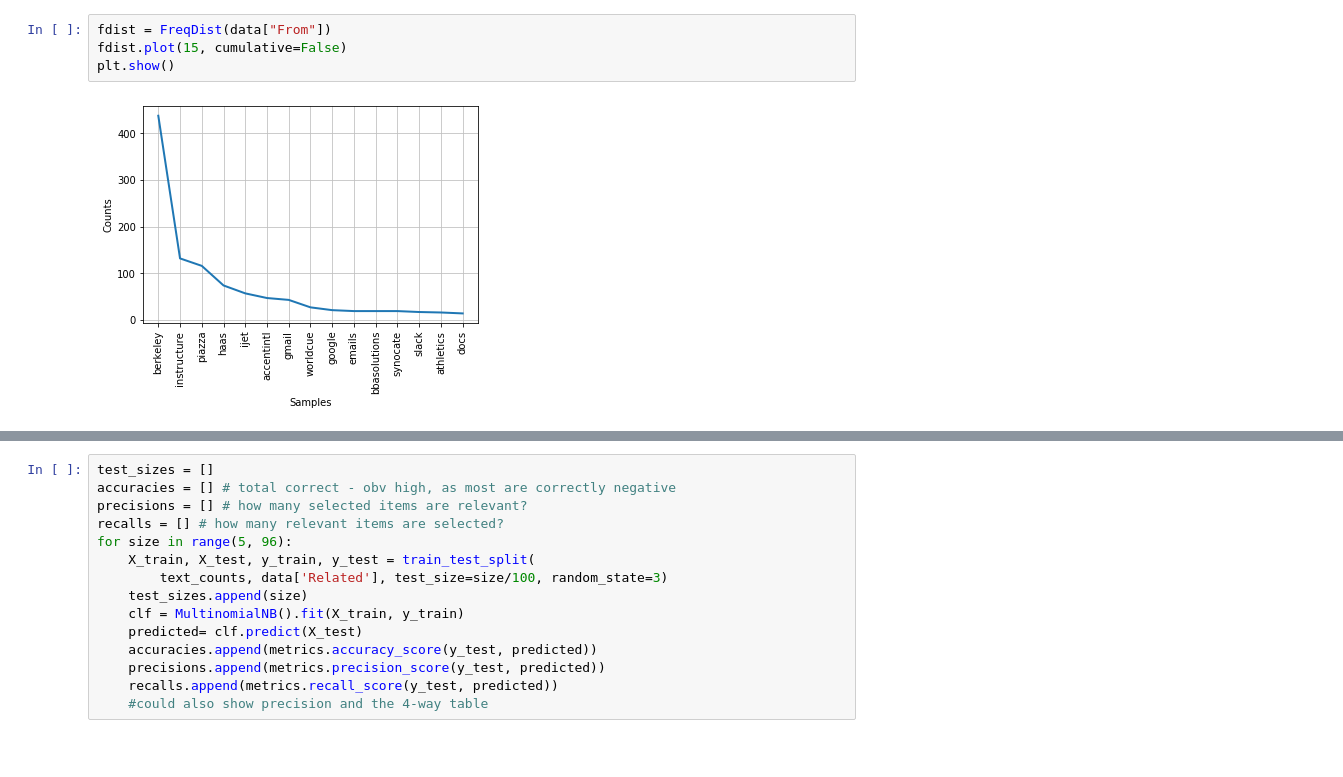
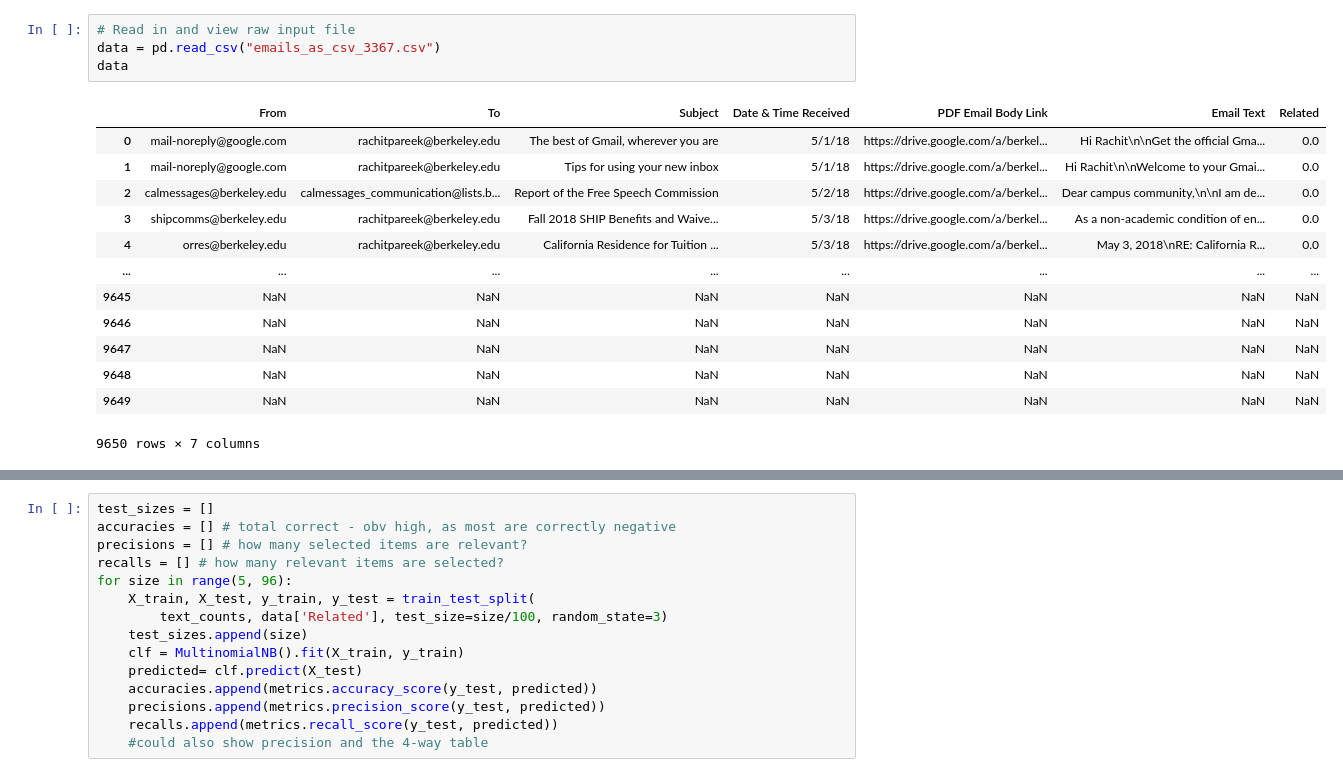
Before and after one commit to rachitpareek/jobSearch, a Jupyter notebook: exploratory analysis.ipynb, the cells around one changed output, grey strips where cells are left out. Saved outputs shown, nothing was run; the diff lists cells and outputs as text; blank space fills up the shorter version.

```diff
--- a/exploratory analysis.ipynb
+++ b/exploratory analysis.ipynb
@@ -24,6 +13,18 @@ data.head()
-# %%
-fdist = FreqDist(data["From"])
-fdist.plot(15, cumulative=False)
-plt.show()
-# %% [output]
-[figure, removed]
+# %%
+# Read in and view raw input file
+data = pd.read_csv("emails_as_csv_3367.csv")
+data
+# %% [output]
+|  | From | To | Subject | Date & Time Received | PDF Email Body Link | Email Text | Related |
+| 0 | mail-noreply@google.com | rachitpareek@berkeley.edu | The best of Gmail, wherever you are | 5/1/18 | https://drive.google.com/a/berkel... | Hi Rachit\n\nGet the official Gma... | 0.0 |
+| 1 | mail-noreply@google.com | rachitpareek@berkeley.edu | Tips for using your new inbox | 5/1/18 | https://drive.google.com/a/berkel... | Hi Rachit\n\nWelcome to your Gmai... | 0.0 |
+| 2 | calmessages@berkeley.edu | calmessages_communication@lists.b... | Report of the Free Speech Commission | 5/2/18 | https://drive.google.com/a/berkel... | Dear campus community,\n\nI am de... | 0.0 |
+| 3 | shipcomms@berkeley.edu | rachitpareek@berkeley.edu | Fall 2018 SHIP Benefits and Waive... | 5/3/18 | https://drive.google.com/a/berkel... | As a non-academic condition of en... | 0.0 |
+| 4 | orres@berkeley.edu | rachitpareek@berkeley.edu | California Residence for Tuition ... | 5/3/18 | https://drive.google.com/a/berkel... | May 3, 2018\nRE: California R... | 0.0 |
+| ... | ... | ... | ... | ... | ... | ... | ... |
+| 9645 | NaN | NaN | NaN | NaN | NaN | NaN | NaN |
+| 9646 | NaN | NaN | NaN | NaN | NaN | NaN | NaN |
+| 9647 | NaN | NaN | NaN | NaN | NaN | NaN | NaN |
+| 9648 | NaN | NaN | NaN | NaN | NaN | NaN | NaN |
+| 9649 | NaN | NaN | NaN | NaN | NaN | NaN | NaN |
+9650 rows × 7 columns
```
Also changed, not shown: parts of 6 cells of this notebook.
